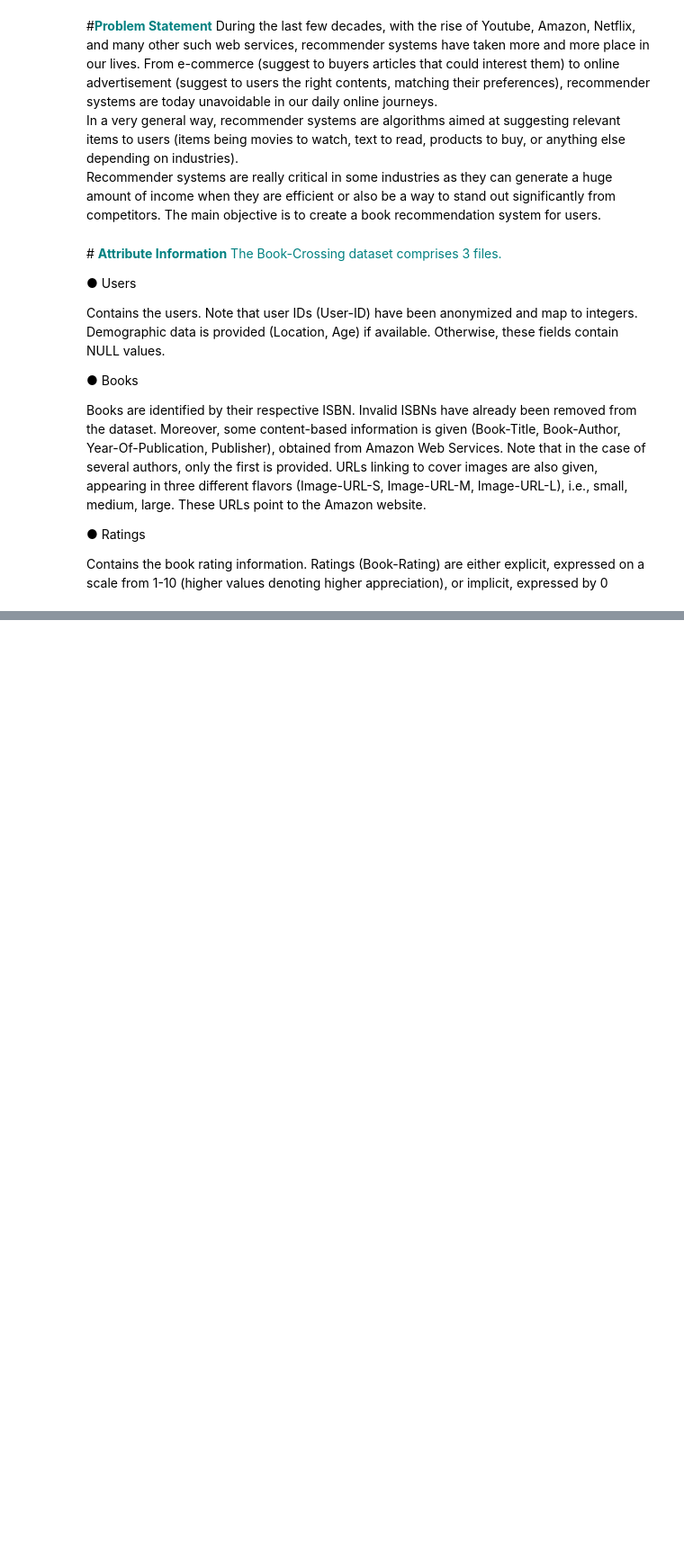
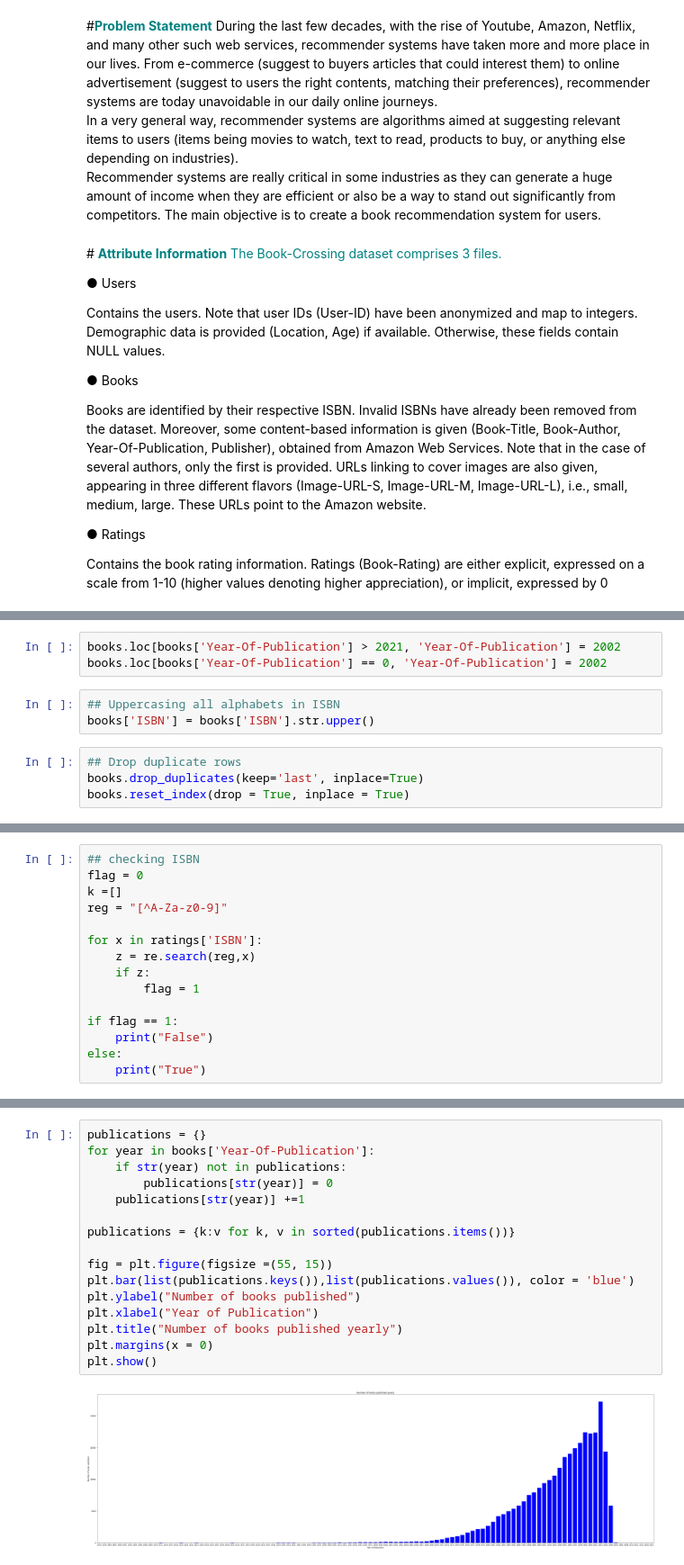
Before and after one commit to deepakpracheta/Book-Recommendation-System, a Jupyter notebook: Book_Recommendation_System.ipynb, the cells around one changed output, grey strips where cells are left out. Shown: that part at 90% size. Cells and saved outputs as stored; diff of their text form; blank space fills up the shorter version.

```diff
--- a/Book_Recommendation_System.ipynb
+++ b/Book_Recommendation_System.ipynb
@@ -44,0 +533,10 @@ expressed by 0
+# %%
+books.loc[books['Year-Of-Publication'] > 2021, 'Year-Of-Publication'] = 2002
+books.loc[books['Year-Of-Publication'] == 0, 'Year-Of-Publication'] = 2002
+# %%
+## Uppercasing all alphabets in ISBN
+books['ISBN'] = books['ISBN'].str.upper()
+# %%
+## Drop duplicate rows
+books.drop_duplicates(keep='last', inplace=True)
+books.reset_index(drop = True, inplace = True)
@@ -44,0 +566,15 @@ expressed by 0
+# %%
+## checking ISBN
+flag = 0
+k =[]
+reg = "[^A-Za-z0-9]"
+
+for x in ratings['ISBN']:
+    z = re.search(reg,x)
+    if z:
+        flag = 1
+
+if flag == 1:
+    print("False")
+else:
+    print("True")
@@ -44,0 +671,18 @@ expressed by 0
+# %%
+publications = {}
+for year in books['Year-Of-Publication']:
+    if str(year) not in publications:
+        publications[str(year)] = 0
+    publications[str(year)] +=1
+
+publications = {k:v for k, v in sorted(publications.items())}
+
+fig = plt.figure(figsize =(55, 15))
+plt.bar(list(publications.keys()),list(publications.values()), color = 'blue')
+plt.ylabel("Number of books published")
+plt.xlabel("Year of Publication")
+plt.title("Number of books published yearly")
+plt.margins(x = 0)
+plt.show()
+# %% [output]
+[figure, added]
```
Also changed, not shown: parts of 84 cells of this notebook.
